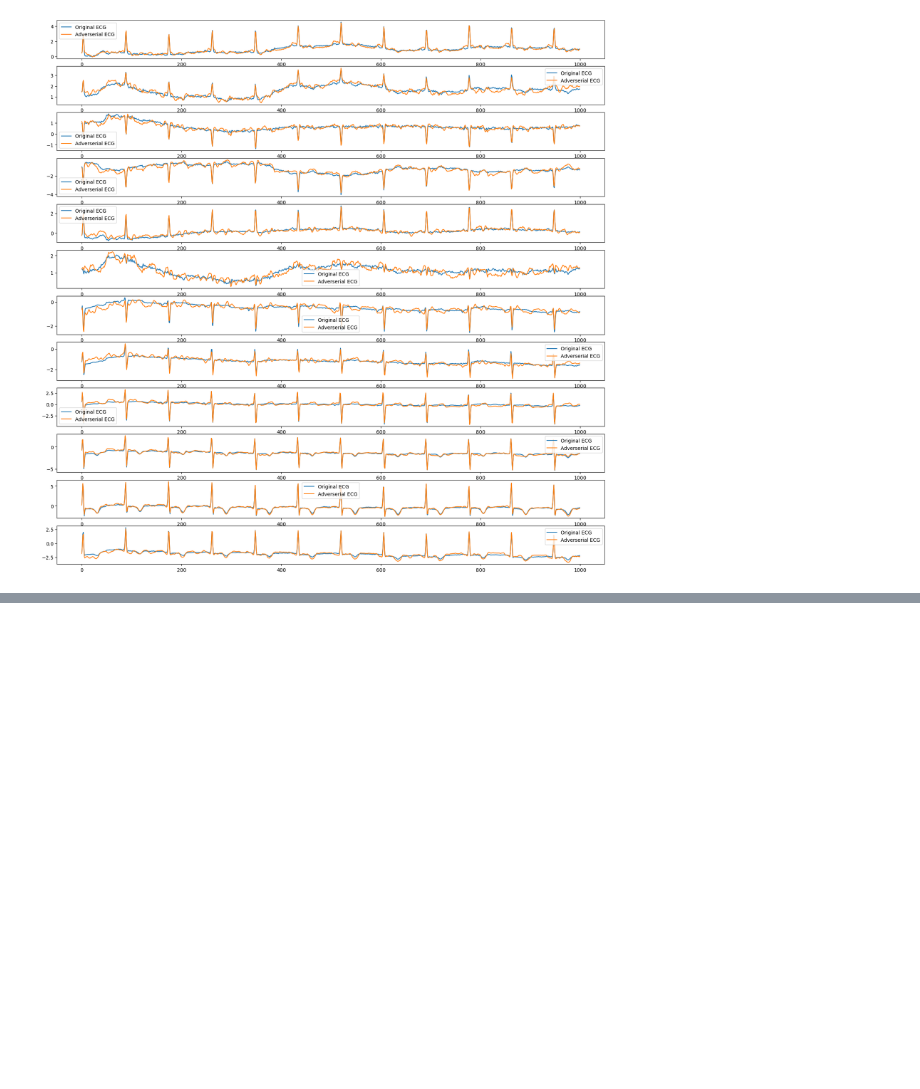
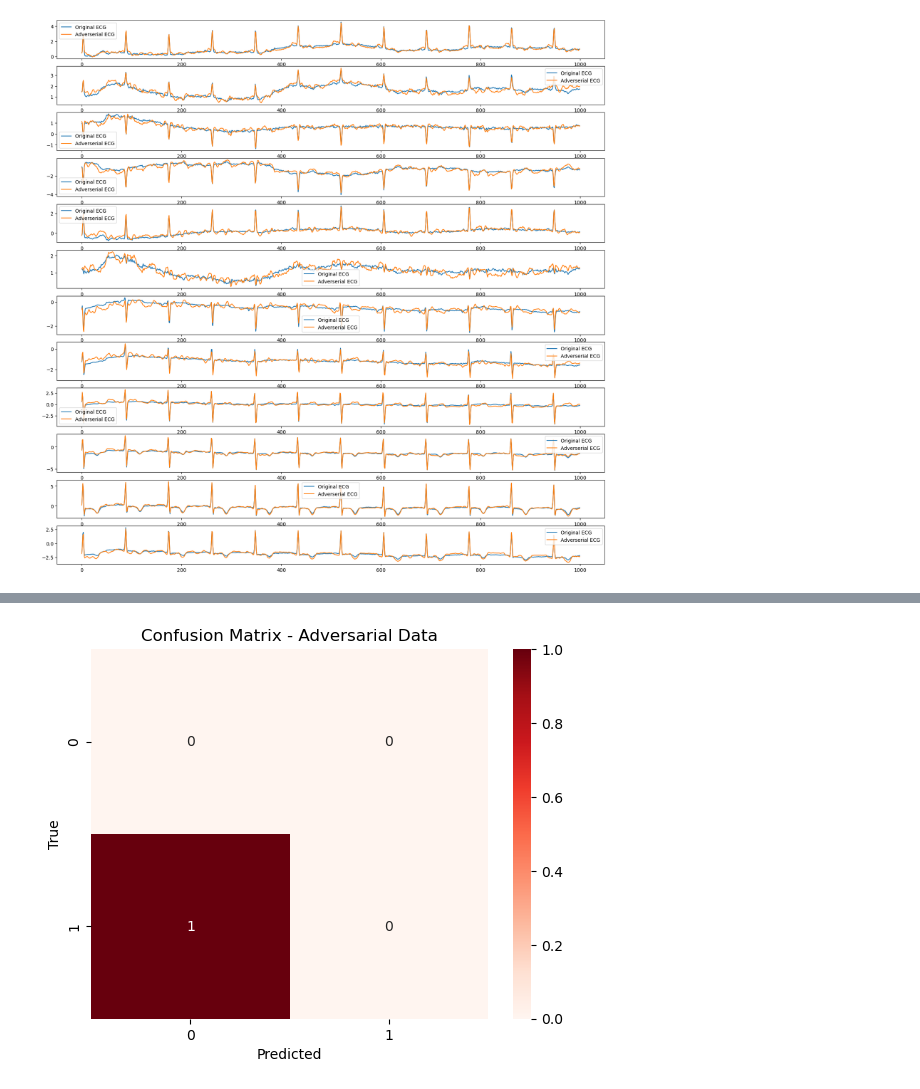
Before and after one commit to Amila999/ChagasXAI, a Jupyter notebook: NSTEMI_ECG.ipynb, the cells around one changed output, grey strips where cells are left out. Cells and saved outputs as stored; diff of their text form; code cells hidden in the pictures; blank space fills up the shorter version.

```diff
--- a/NSTEMI_ECG.ipynb
+++ b/NSTEMI_ECG.ipynb
@@ -345,0 +378,4 @@ for i in range(12):
+# %%
+# Predict on adversarial example
+adv_pred = model.predict(adv_x_test)
+print("Adversarial Prediction:", adv_pred)
@@ -345,0 +411,10 @@ for i in range(12):
+# %%
+# Confusion matrix for adversarial data
+cm_adv = confusion_matrix(y_test, adv_pred_class)
+sns.heatmap(cm_adv, annot=True, fmt="d", cmap="Reds")
+plt.title("Confusion Matrix - Adversarial Data")
+plt.xlabel("Predicted")
+plt.ylabel("True")
+plt.show()
+# %% [output]
+[figure, added]
```
Also changed, not shown: parts of 21 cells of this notebook.
